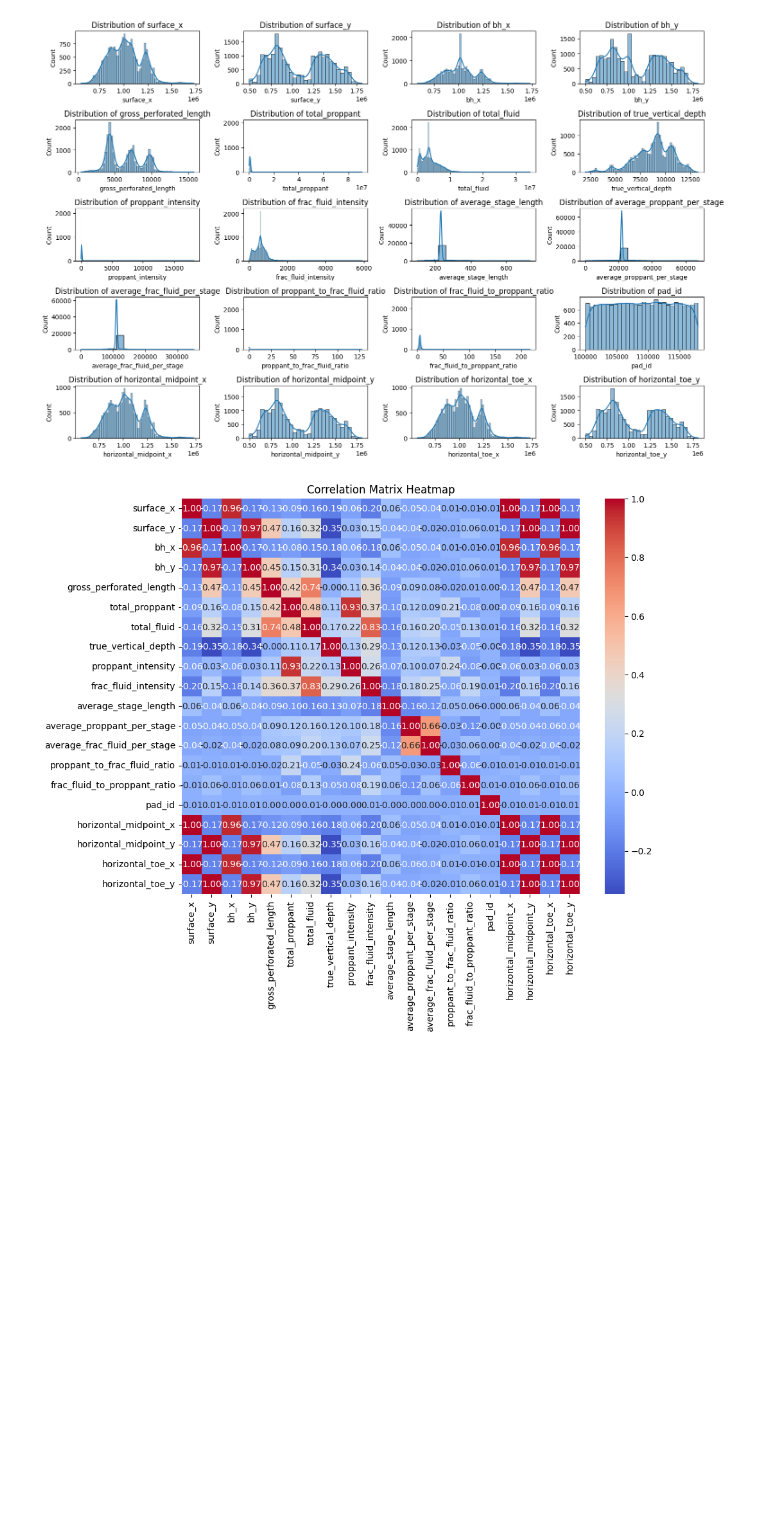
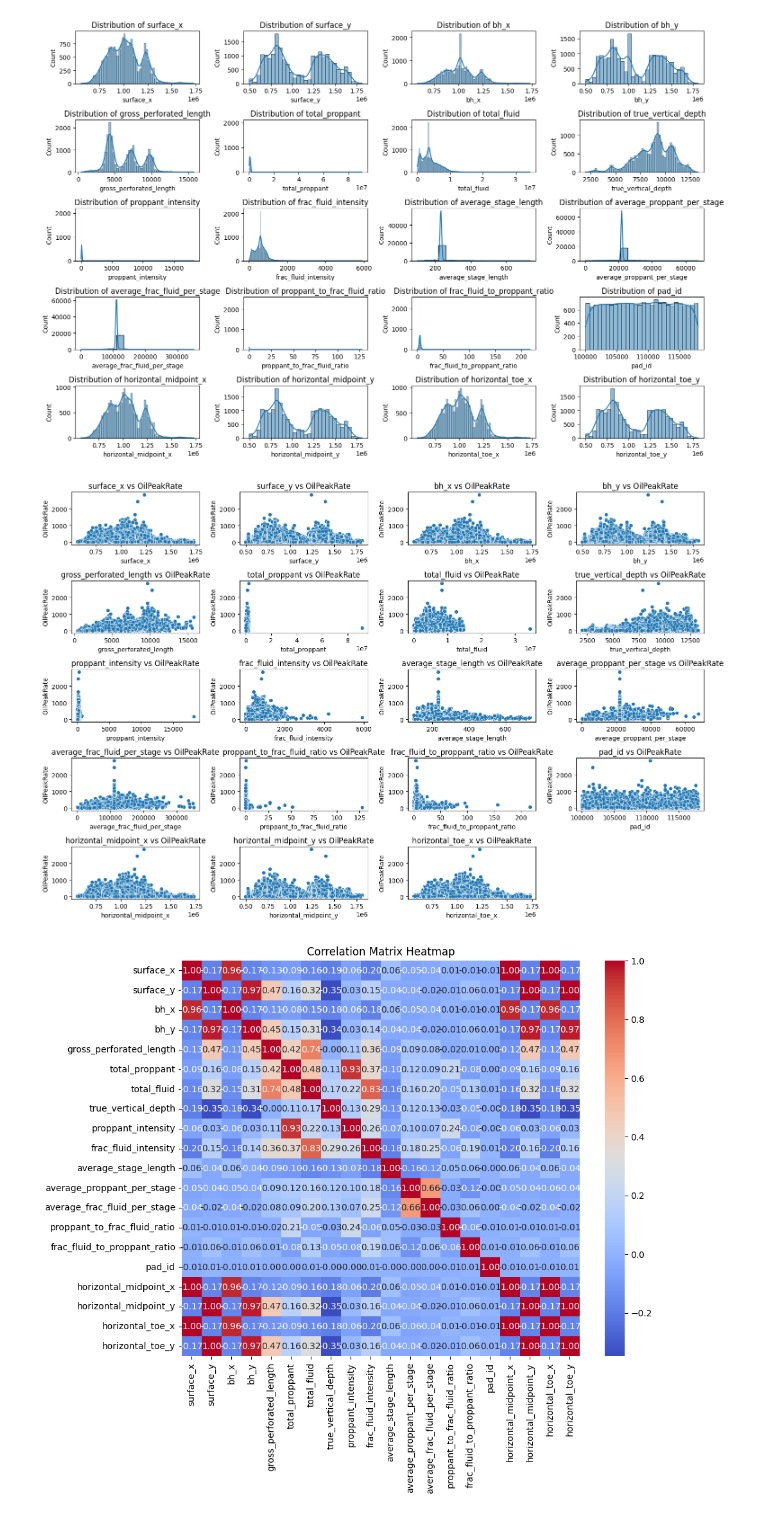
Before and after one commit to nandoj28/RiceDatathon, a Jupyter notebook: main.ipynb, the cells around one changed output. Cells and saved outputs as stored; diff of their text form; code cells hidden in the pictures; blank space fills up the shorter version.

```diff
--- a/main.ipynb
+++ b/main.ipynb
@@ -26,10 +20,10 @@ data.head()
 # %%
 
 data_cleaned = data.dropna(subset=['OilPeakRate']) #
-data_unamed = data_cleaned.copy()
-data_unamed = data_unamed.drop(columns="Unnamed: 0")
-data_with_oilpeak = data_unamed.dropna(subset=['OilPeakRate']).copy()
-data_without_oilpeak = data_unamed[data_unamed['OilPeakRate'].isnull()].copy()
+data_unnamed = data_cleaned.copy()
+data_unnamed = data_unnamed.drop(columns="Unnamed: 0")
+data_with_oilpeak = data_unnamed.dropna(subset=['OilPeakRate']).copy()
+data_without_oilpeak = data_unnamed[data_unnamed['OilPeakRate'].isnull()].copy()
 
 
 for column in data.columns:
@@ -55,7 +49,11 @@ print("Missing values in dataset with OilPeakRate:", remaining_missing_with_oilp
 # print("Missing values in dataset without OilPeakRate:", remaining_missing_without_oilpeak)
 
 
-data_with_oilpeak_reduced.info()
-data_without_oilpeak.info()
+target_data = data_with_oilpeak_reduced[['OilPeakRate']].copy()
+data_with_oilpeak_reduced = data_with_oilpeak_reduced.drop(columns=['OilPeakRate'])
+# data_with_oilpeak_reduced.info()
+print(target_data.shape)
+print(data_with_oilpeak_reduced.shape)
+# data_without_oilpeak.info()
 # %% [output]
 Missing values in dataset with OilPeakRate: 0
@@ -91,14 +75,16 @@ plt.show()
 # %% [output]
 [figure]
 # %%
-target_variable = 'OilPeakRate'  # Replace with your target variable
+target_variable = 'OilPeakRate'
 plt.figure(figsize=(15, 10))
 for i, column in enumerate(numerical_columns[:-1], 1):
     plt.subplot(5, 4, i)
-    sns.scatterplot(x=data_with_oilpeak_reduced[column], y=data_with_oilpeak_reduced[target_variable])
+    sns.scatterplot(x=data_with_oilpeak_reduced[column], y=target_data[target_variable])
     plt.title(f'{column} vs {target_variable}')
 plt.tight_layout()
 plt.show()
+# %% [output]
+[figure, added]
 # %%
 corr_matrix = data_with_oilpeak_reduced[numerical_columns].corr()
 
```
Also changed, not shown: parts of 16 cells of this notebook, 3 other files.
